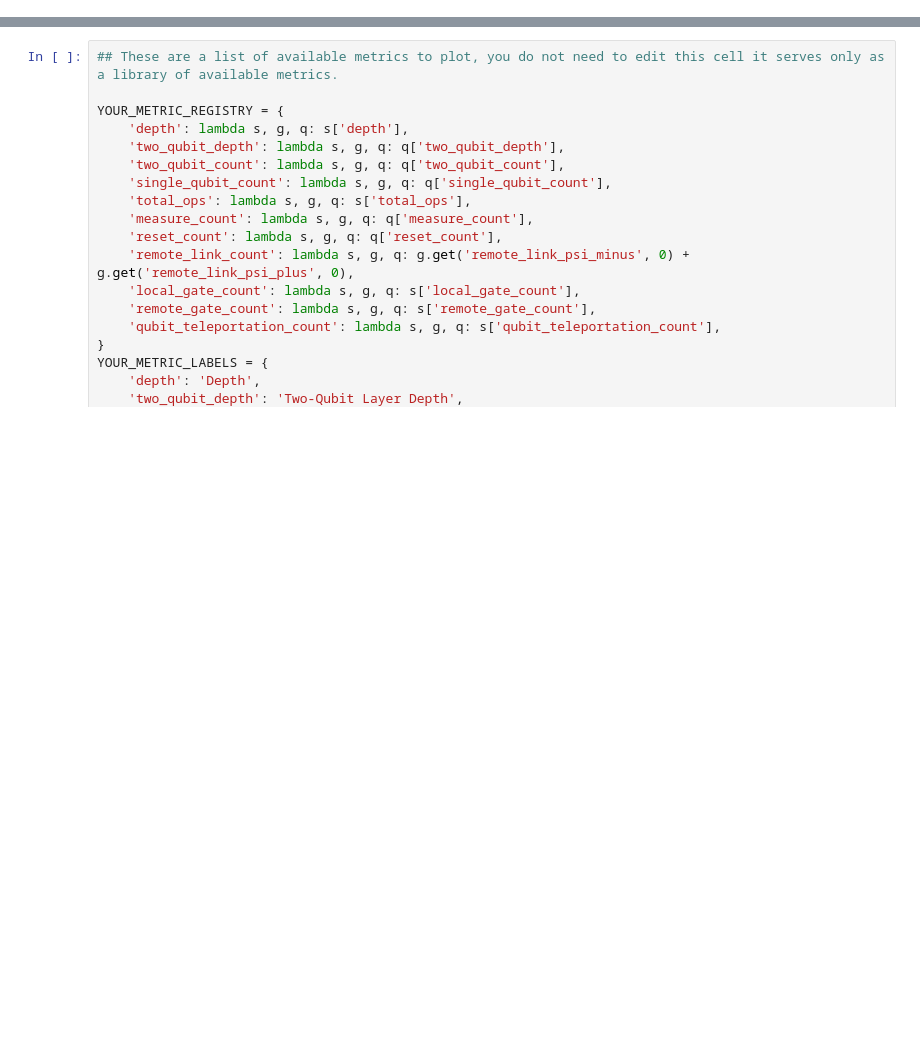
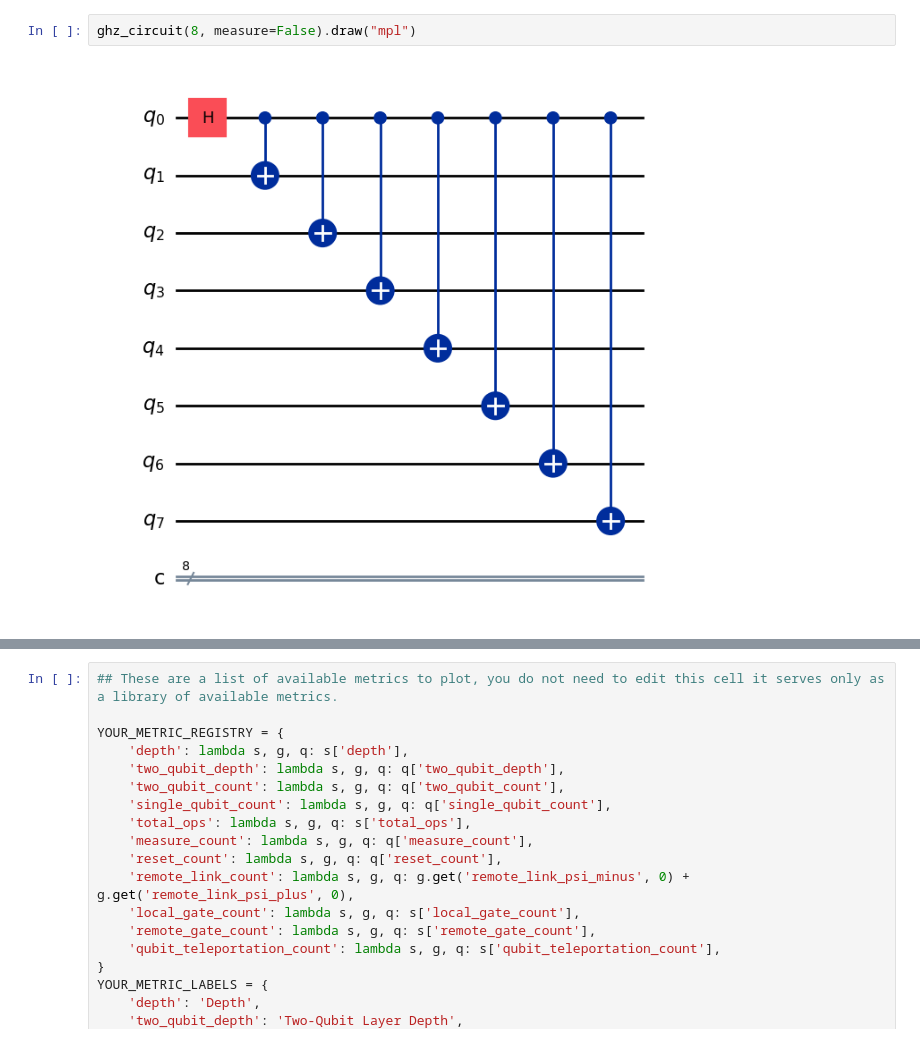
Before and after one commit to dqc-community/dqc-workshop-notebook, a Jupyter notebook: tutorial.ipynb, the cells around one changed output, grey strips where cells are left out. Cells and saved outputs as stored; diff of their text form; blank space fills up the shorter version.

```diff
--- a/tutorial.ipynb
+++ b/tutorial.ipynb
@@ -911,0 +216,4 @@ def circuit_fn(n: int):
+# %%
+ghz_circuit(8, measure=False).draw("mpl")
+# %% [output]
+[figure, added]
```
Also changed, not shown: parts of 157 cells of this notebook.
